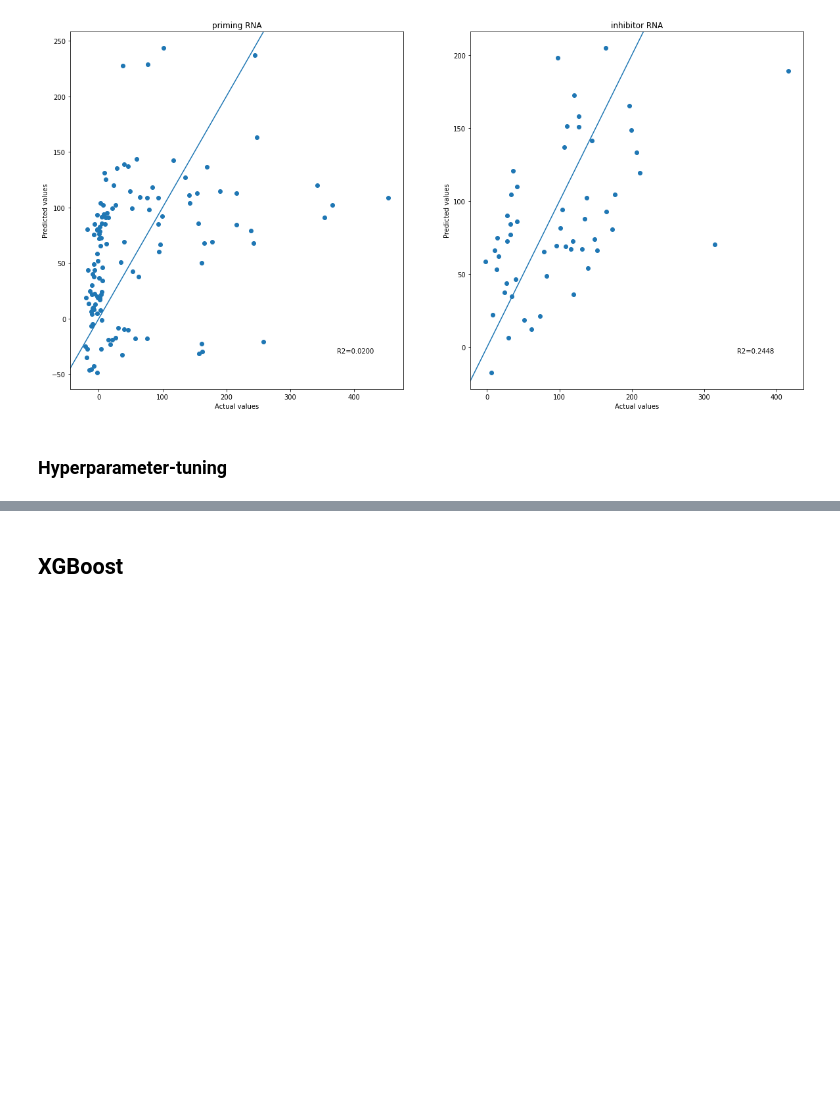
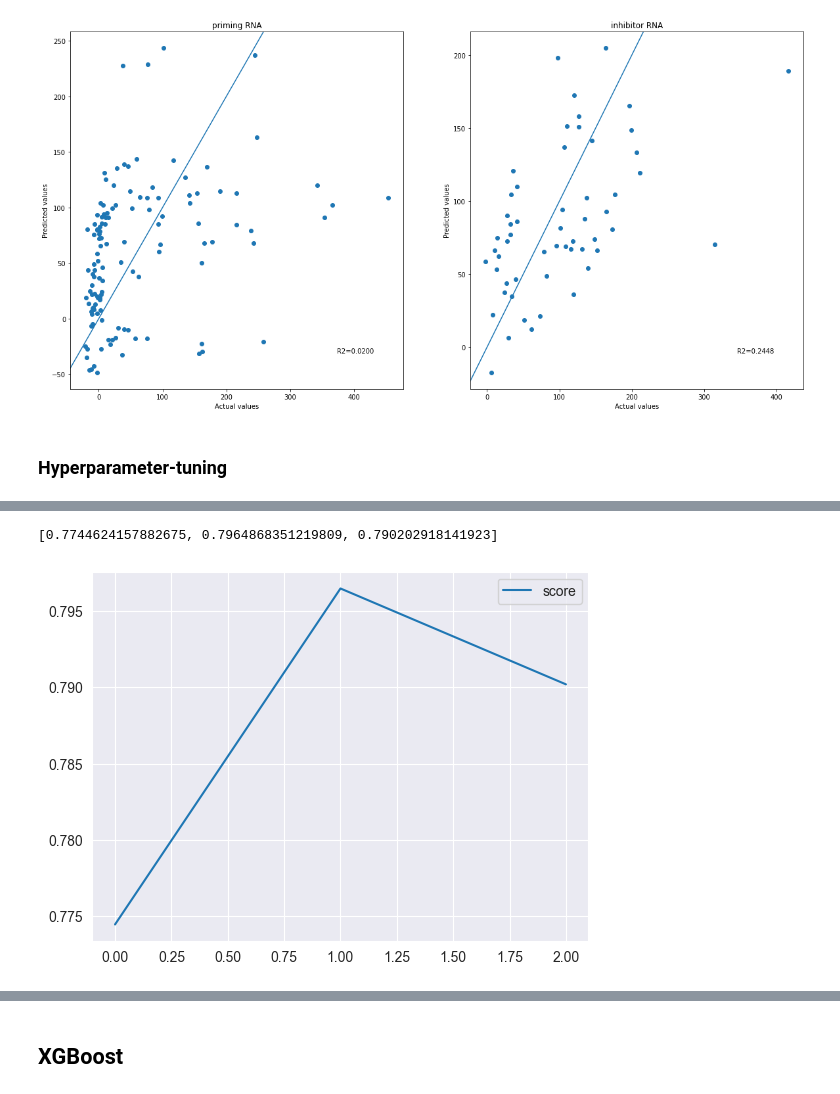
Before and after one commit to igem-tau/copy-number, a Jupyter notebook: py_notebooks/promoter_to_copy_number.ipynb, the cells around one changed output, grey strips where cells are left out. Drawn from its saved outputs; the diff is of its cells as text; code cells hidden in the pictures; blank space fills up the shorter version.

Commit message:
Hyperparameter tuning- converge_randomsearch 07-04-23

```diff
--- a/py_notebooks/promoter_to_copy_number.ipynb
+++ b/py_notebooks/promoter_to_copy_number.ipynb
@@ -1100,7 +1101,7 @@ from  sklearn import metrics
 from sklearn.metrics  import fbeta_score, make_scorer
 import xgboost as xgb
 from sklearn.model_selection import RandomizedSearchCV
-xgb_tuned = XGBRegressor(random_state=1)
+xgb_tuned = xgb.XGBRegressor(random_state=1)
 
 parameters = {
     "n_estimators": [700,800],
@@ -1109,7 +1110,7 @@ parameters = {
     "gamma":[0.01],
     "colsample_bytree":[0.8],
     "alpha":[0.1],
-    "max_depth":[5,7,9,11,12]
+    "max_depth":[5]
 }
 scorer = metrics.make_scorer(metrics.r2_score)
 
@@ -1128,3 +1185,12 @@ pip install scikit-optimize
+# %%
+import matplotlib.pyplot as plt
+print(scores)
+plt.plot(range(len(scores)), scores, label = 'score')
+plt.legend()
+plt.show()
+# %% [output]
+[0.7744624157882675, 0.7964868351219809, 0.790202918141923]
+[figure, added]
 # %%
 #bayesian search
 from skopt import BayesSearchCV
```
Also changed, not shown: parts of 5 cells of this notebook, 1 other file.
